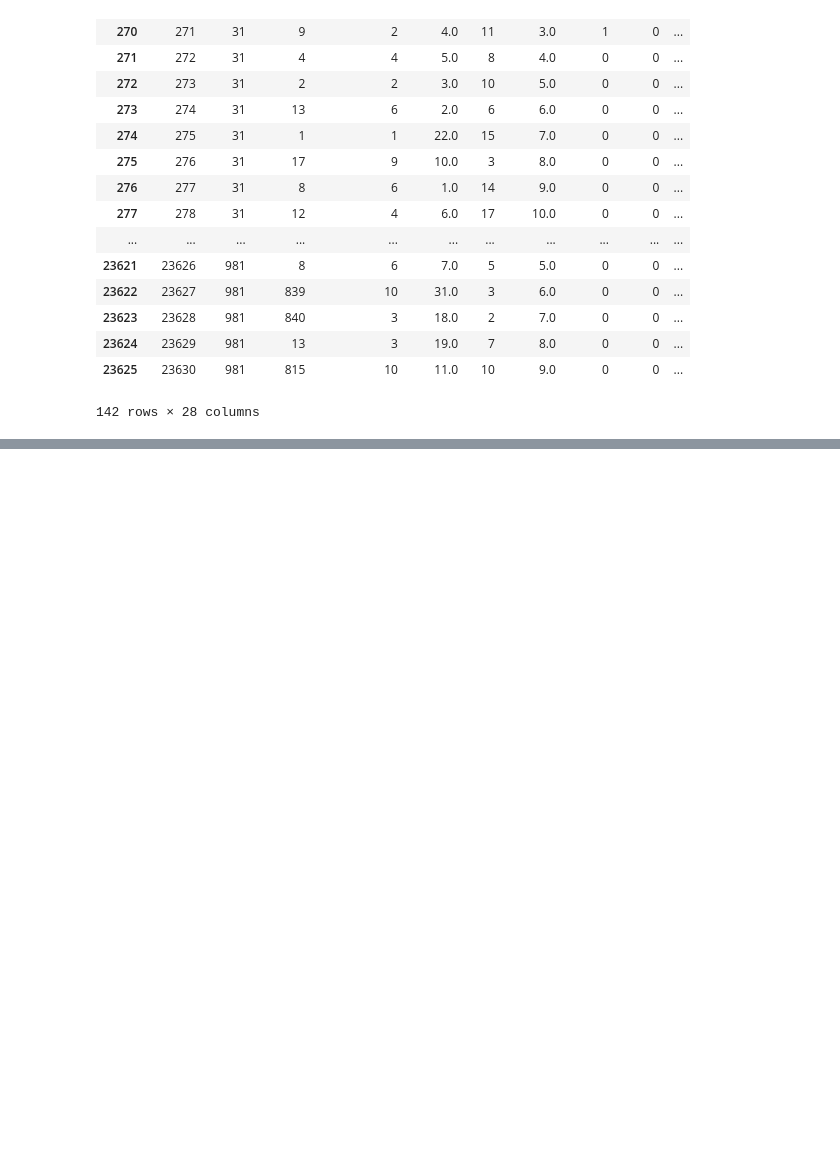
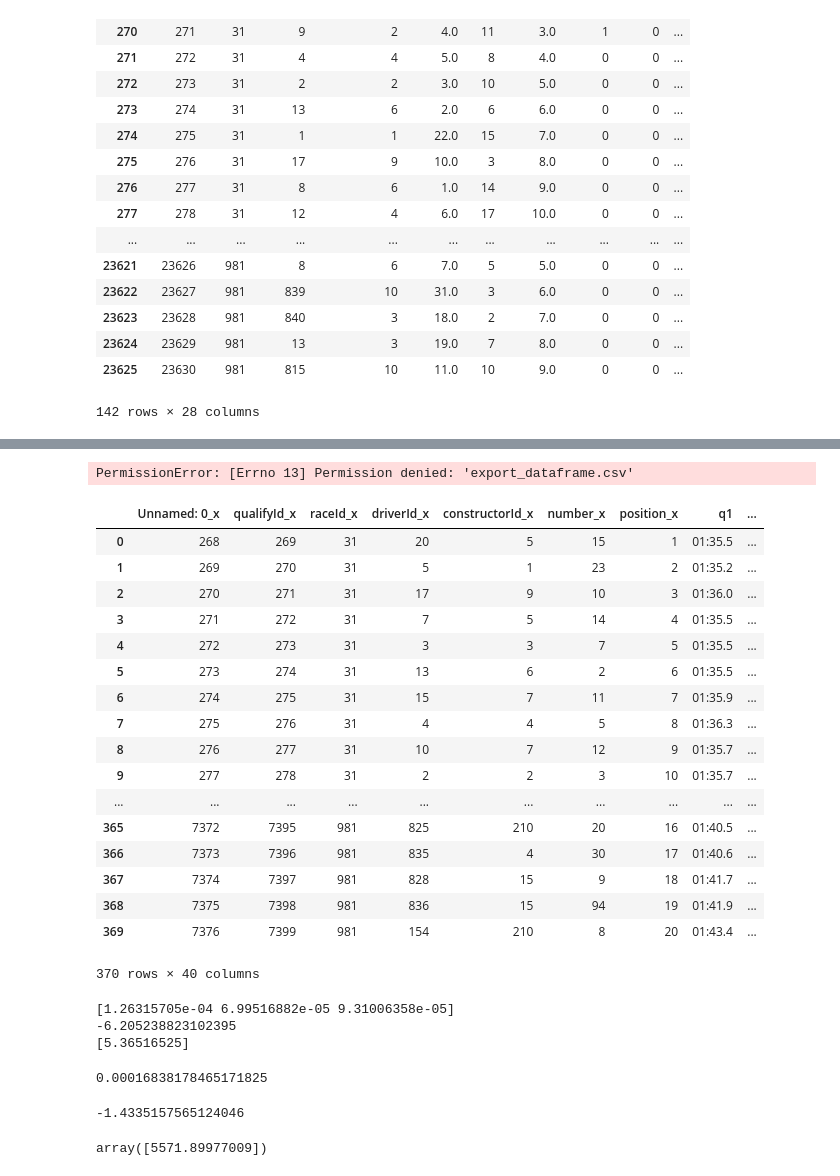
Before and after one commit to AnthonyTurgelis/F1NAL-PROJECT, a Jupyter notebook: DataCleanJoin.ipynb, the cells around one changed output, grey strips where cells are left out. Saved outputs shown, nothing was run; the diff lists cells and outputs as text; code cells hidden in the pictures; blank space fills up the shorter version.

```diff
--- a/DataCleanJoin.ipynb
+++ b/DataCleanJoin.ipynb
@@ -361,0 +374,65 @@ IGPavg.head()
+# %%
+export_csv = IGPg.to_csv ('export_dataframe.csv', index = None, header=True)
+#export_csv - do not run again or it will overwrite
+# %% [output]
+PermissionError: [Errno 13] Permission denied: 'export_dataframe.csv'
+# %%
+good = pd.read_csv("export_dataframe.csv", sep=',', encoding='latin-1')
+good
+# %% [output]
+|  | Unnamed: 0_x | qualifyId_x | raceId_x | driverId_x | constructorId_x | number_x | position_x | q1 | ... |
+| 0 | 268 | 269 | 31 | 20 | 5 | 15 | 1 | 01:35.5 | ... |
+| 1 | 269 | 270 | 31 | 5 | 1 | 23 | 2 | 01:35.2 | ... |
+| 2 | 270 | 271 | 31 | 17 | 9 | 10 | 3 | 01:36.0 | ... |
+| 3 | 271 | 272 | 31 | 7 | 5 | 14 | 4 | 01:35.5 | ... |
+| 4 | 272 | 273 | 31 | 3 | 3 | 7 | 5 | 01:35.5 | ... |
+| 5 | 273 | 274 | 31 | 13 | 6 | 2 | 6 | 01:35.5 | ... |
+| 6 | 274 | 275 | 31 | 15 | 7 | 11 | 7 | 01:35.9 | ... |
+| 7 | 275 | 276 | 31 | 4 | 4 | 5 | 8 | 01:36.3 | ... |
+| 8 | 276 | 277 | 31 | 10 | 7 | 12 | 9 | 01:35.7 | ... |
+| 9 | 277 | 278 | 31 | 2 | 2 | 3 | 10 | 01:35.7 | ... |
+| ... | ... | ... | ... | ... | ... | ... | ... | ... | ... |
+| 365 | 7372 | 7395 | 981 | 825 | 210 | 20 | 16 | 01:40.5 | ... |
+| 366 | 7373 | 7396 | 981 | 835 | 4 | 30 | 17 | 01:40.6 | ... |
+| 367 | 7374 | 7397 | 981 | 828 | 15 | 9 | 18 | 01:41.7 | ... |
+| 368 | 7375 | 7398 | 981 | 836 | 15 | 94 | 19 | 01:41.9 | ... |
+| 369 | 7376 | 7399 | 981 | 154 | 210 | 8 | 20 | 01:43.4 | ... |
+370 rows × 40 columns
+# %%
+#this model will always predict 5
+from sklearn.model_selection import train_test_split
+X = good[['q1.2', 'q2.2','q3.2']]
+y = good['position_x']
+X_train, X_test, y_train, y_test = train_test_split(X, y)
+from sklearn.linear_model import LinearRegression
+classifier = LinearRegression()
+classifier.fit(X_train, y_train)
+from sklearn.feature_selection import chi2
+scores, pvalues = chi2(X_train,y_train)
+print(classifier.coef_)
+print(classifier.intercept_)
+print(classifier.predict(np.array([[good['q1.2'][5], good['q2.2'][5],good['q3.2'][5]]])))
+# %% [output]
+[1.26315705e-04 6.99516882e-05 9.31006358e-05]
+-6.205238823102395
+[5.36516525]
+# %%
+classifier.coef_[0]
+# %% [output]
+0.00016838178465171825
+# %%
+classifier.intercept_
+# %% [output]
+-1.4335157565124046
+# %%
+from sklearn.model_selection import train_test_split
+X = good[['q1.2']]
+y = good['position_x']
+X_train, X_test, y_train, y_test = train_test_split(X, y)
+from sklearn.linear_model import LinearRegression
+classifier = LinearRegression()
+classifier.fit(X_train, y_train)
+from sklearn.feature_selection import chi2
+scores, pvalues = chi2(X_train,y_train)
+# %% [output]
+array([5571.89977009])
```
Also changed, not shown: parts of 7 cells of this notebook, 1 other file.
